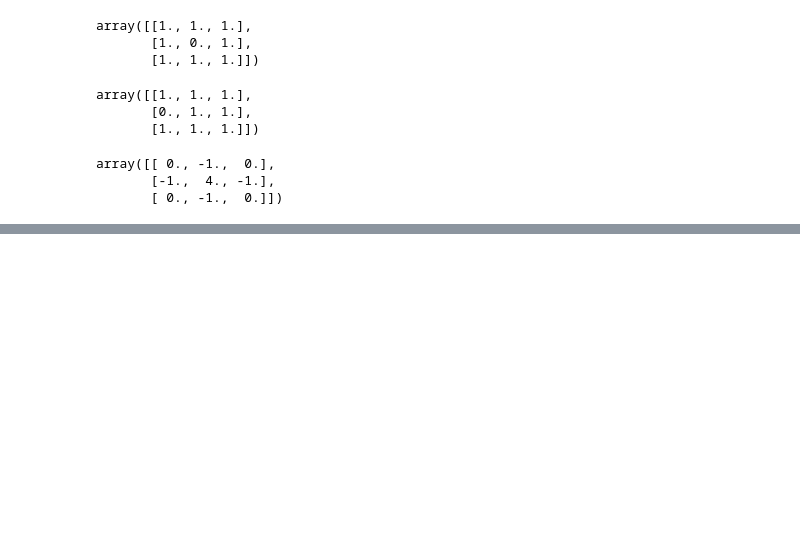
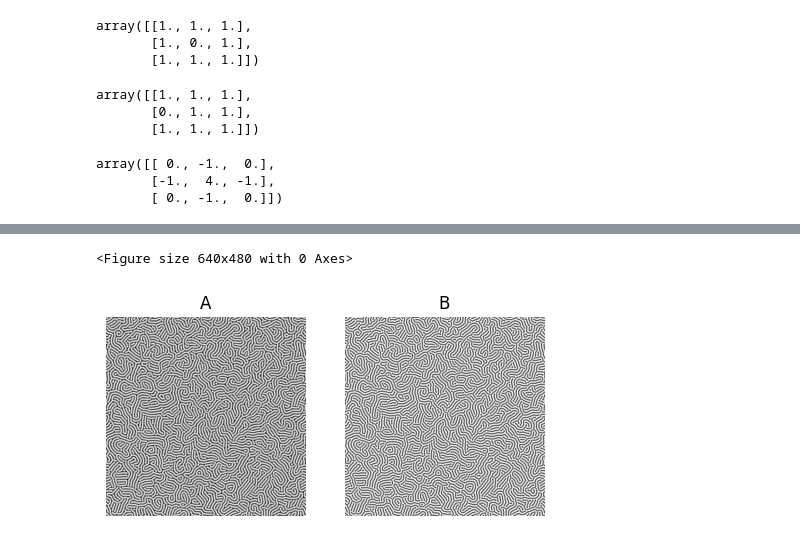
Before and after one commit to nebuus/fun, a Jupyter notebook: Reaction_diffusion_Cole.ipynb, the cells around one changed output, grey strips where cells are left out. Cells and saved outputs as stored; diff of their text form; code cells hidden in the pictures; blank space fills up the shorter version.

```diff
--- a/Reaction_diffusion_Cole.ipynb
+++ b/Reaction_diffusion_Cole.ipynb
@@ -100,20 +112,20 @@ draw(A,B)
 delta_t = 1.0
 
 # Diffusion coefficients
-DA = 0.16
-DB = 0.08
+DA = 0.14
+DB = 0.06
 
 # define feed/kill rates
-f = 0.060
+f = 0.040
 k = 0.062
 
 # grid size
-N = 200
+N = 741
 
 # simulation steps
 N_simulation_steps = 10000
 # %%
-A, B = get_initial_configuration(200)
+A, B = get_initial_configuration(741)
 
 for t in range(N_simulation_steps):
     A, B = gray_scott_update(A, B, DA, DB, f, k, delta_t)
@@ -125,2 +135,4 @@ draw(A,B)
+<Figure size 640x480 with 0 Axes>
+[figure, added]
 # %%
 DA, DB, f, k = 0.14, 0.06, 0.035, 0.065 # bacteria
```
Also changed, not shown: parts of 15 cells of this notebook.
